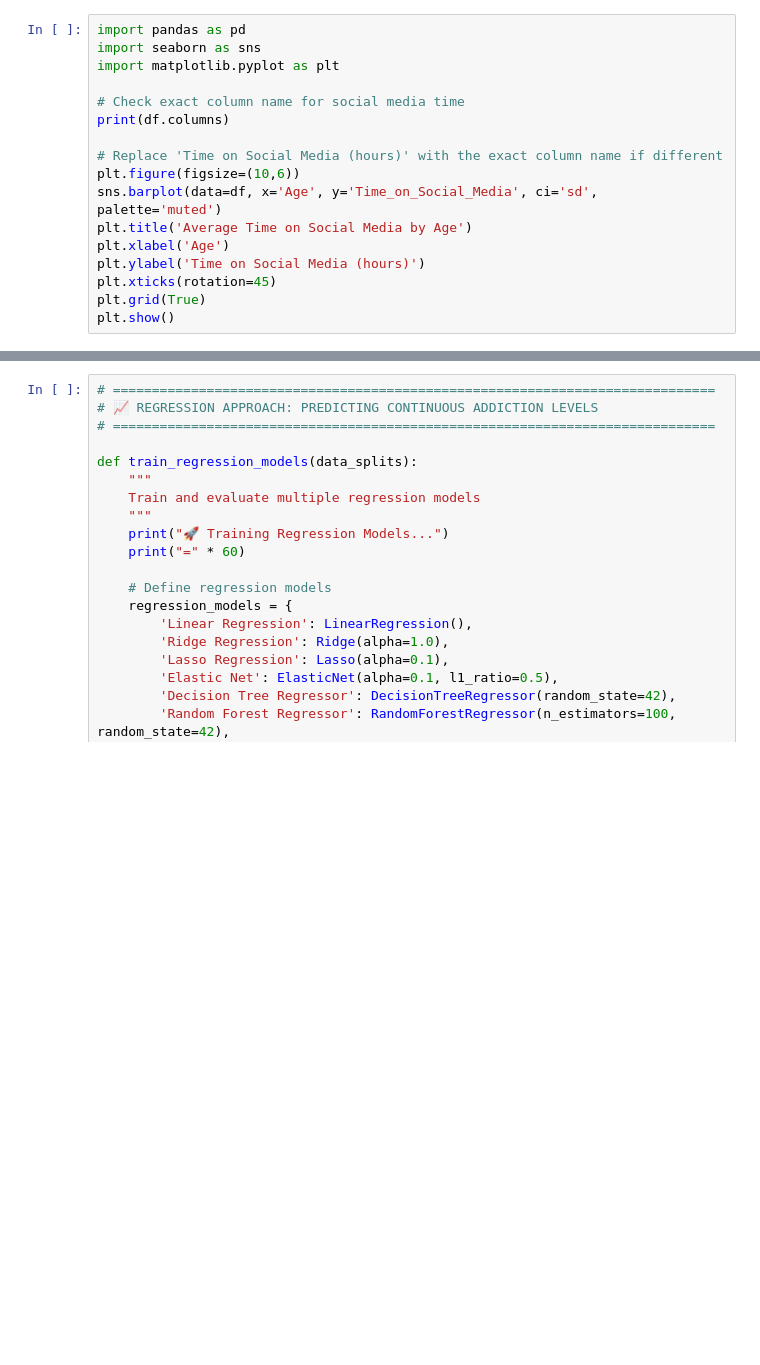
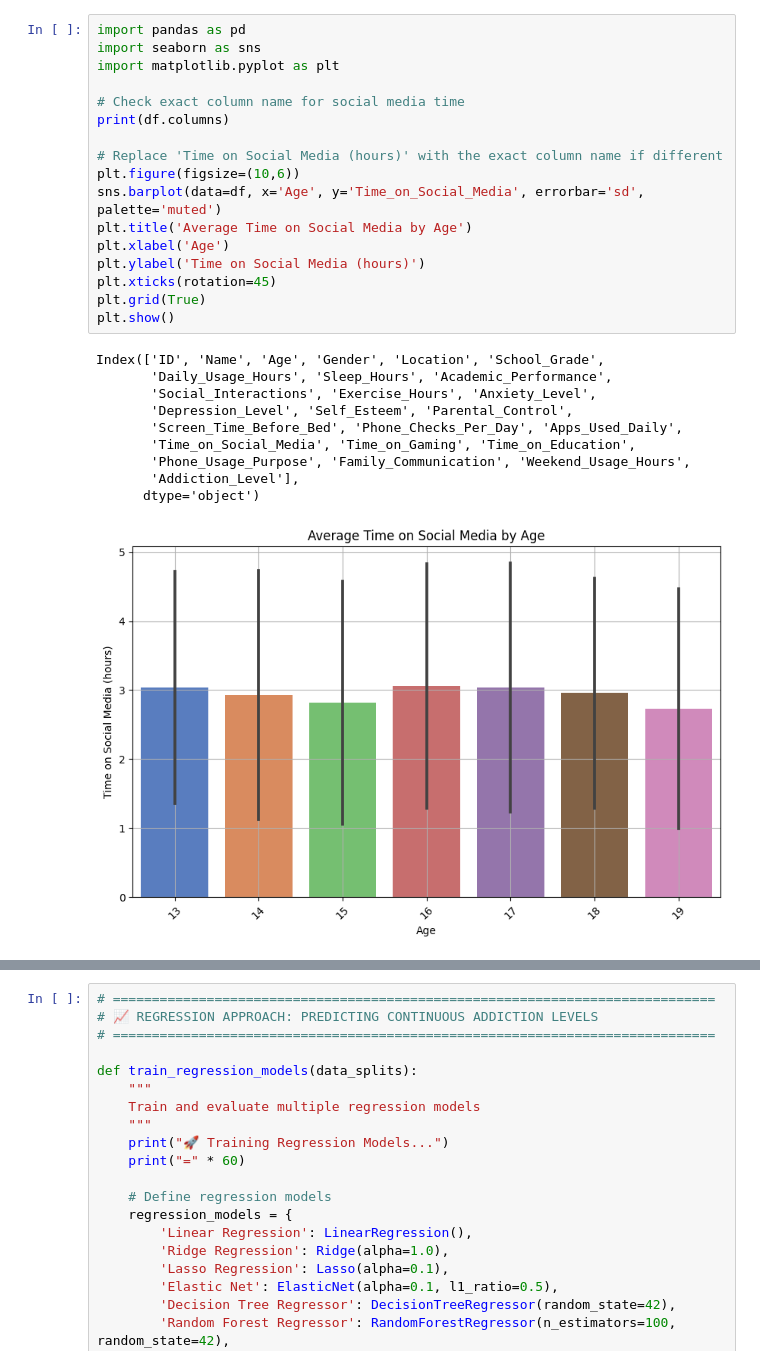
Before and after one commit to abbrash/A-Machine-Learning-Based-Model-for-Smartphone-Addiction-Prediction, a Jupyter notebook: predicting-phone-addiction-level.ipynb, the cells around one changed output, grey strips where cells are left out. Drawn from its saved outputs; the diff is of its cells as text; blank space fills up the shorter version.

```diff
--- a/predicting-phone-addiction-level.ipynb
+++ b/predicting-phone-addiction-level.ipynb
@@ -222,20 +337,31 @@ plt.show()
 # %%
 import pandas as pd
 import seaborn as sns
 import matplotlib.pyplot as plt
 
 # Check exact column name for social media time
 print(df.columns)
 
 # Replace 'Time on Social Media (hours)' with the exact column name if different
 plt.figure(figsize=(10,6))
-sns.barplot(data=df, x='Age', y='Time_on_Social_Media', ci='sd', palette='muted')
+sns.barplot(data=df, x='Age', y='Time_on_Social_Media', errorbar='sd', palette='muted')
 plt.title('Average Time on Social Media by Age')
 plt.xlabel('Age')
 plt.ylabel('Time on Social Media (hours)')
 plt.xticks(rotation=45)
 plt.grid(True)
 plt.show()
+# %% [output]
+Index(['ID', 'Name', 'Age', 'Gender', 'Location', 'School_Grade',
+       'Daily_Usage_Hours', 'Sleep_Hours', 'Academic_Performance',
+       'Social_Interactions', 'Exercise_Hours', 'Anxiety_Level',
+       'Depression_Level', 'Self_Esteem', 'Parental_Control',
+       'Screen_Time_Before_Bed', 'Phone_Checks_Per_Day', 'Apps_Used_Daily',
+       'Time_on_Social_Media', 'Time_on_Gaming', 'Time_on_Education',
+       'Phone_Usage_Purpose', 'Family_Communication', 'Weekend_Usage_Hours',
+       'Addiction_Level'],
+      dtype='object')
+[figure, added]
 # %%
 import pandas as pd
 import matplotlib.pyplot as plt
```
Also changed, not shown: parts of 23 cells of this notebook.
